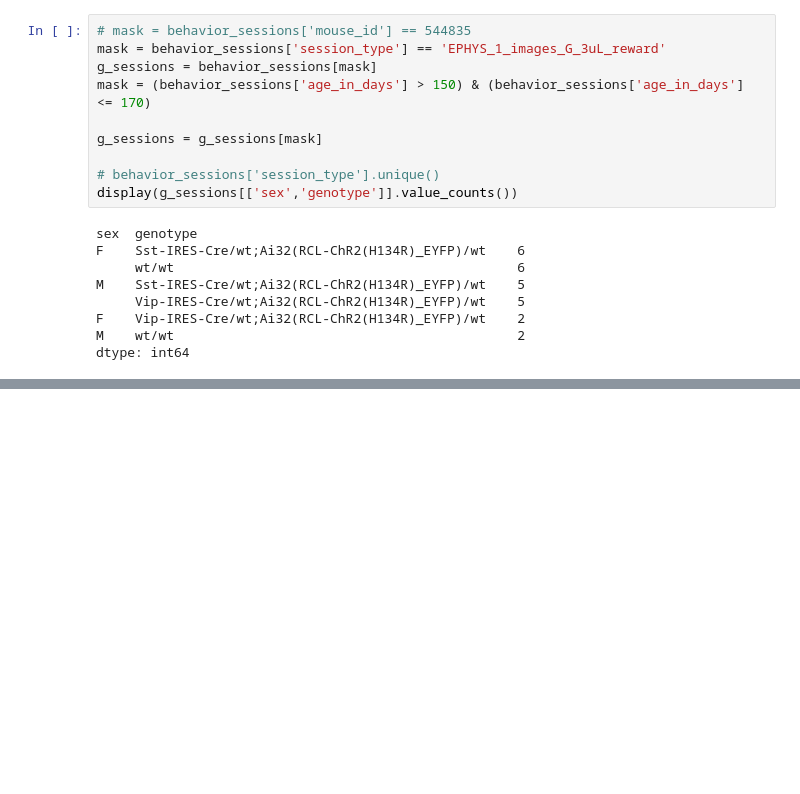
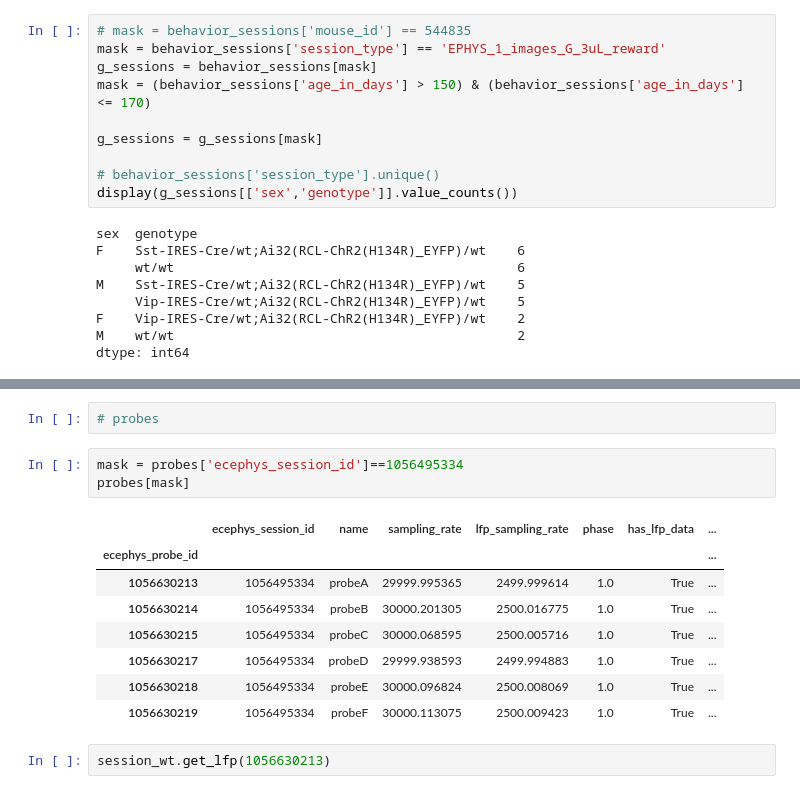
Before and after one commit to aeltonaraujoneuro/behavis, a Jupyter notebook: ANDANI_dataset.ipynb, the cells around one changed output, grey strips where cells are left out. Saved outputs shown, nothing was run; the diff lists cells and outputs as text; blank space fills up the shorter version.

```diff
--- a/ANDANI_dataset.ipynb
+++ b/ANDANI_dataset.ipynb
@@ -173,0 +277,16 @@ Name: unit_count, dtype: int64
+# %%
+# probes
+# %%
+mask = probes['ecephys_session_id']==1056495334
+probes[mask]
+# %% [output]
+|  | ecephys_session_id | name | sampling_rate | lfp_sampling_rate | phase | has_lfp_data | ... |
+| ecephys_probe_id |  |  |  |  |  |  | ... |
+| 1056630213 | 1056495334 | probeA | 29999.995365 | 2499.999614 | 1.0 | True | ... |
+| 1056630214 | 1056495334 | probeB | 30000.201305 | 2500.016775 | 1.0 | True | ... |
+| 1056630215 | 1056495334 | probeC | 30000.068595 | 2500.005716 | 1.0 | True | ... |
+| 1056630217 | 1056495334 | probeD | 29999.938593 | 2499.994883 | 1.0 | True | ... |
+| 1056630218 | 1056495334 | probeE | 30000.096824 | 2500.008069 | 1.0 | True | ... |
+| 1056630219 | 1056495334 | probeF | 30000.113075 | 2500.009423 | 1.0 | True | ... |
+# %%
+session_wt.get_lfp(1056630213)
```
Also changed, not shown: parts of 19 cells of this notebook.
